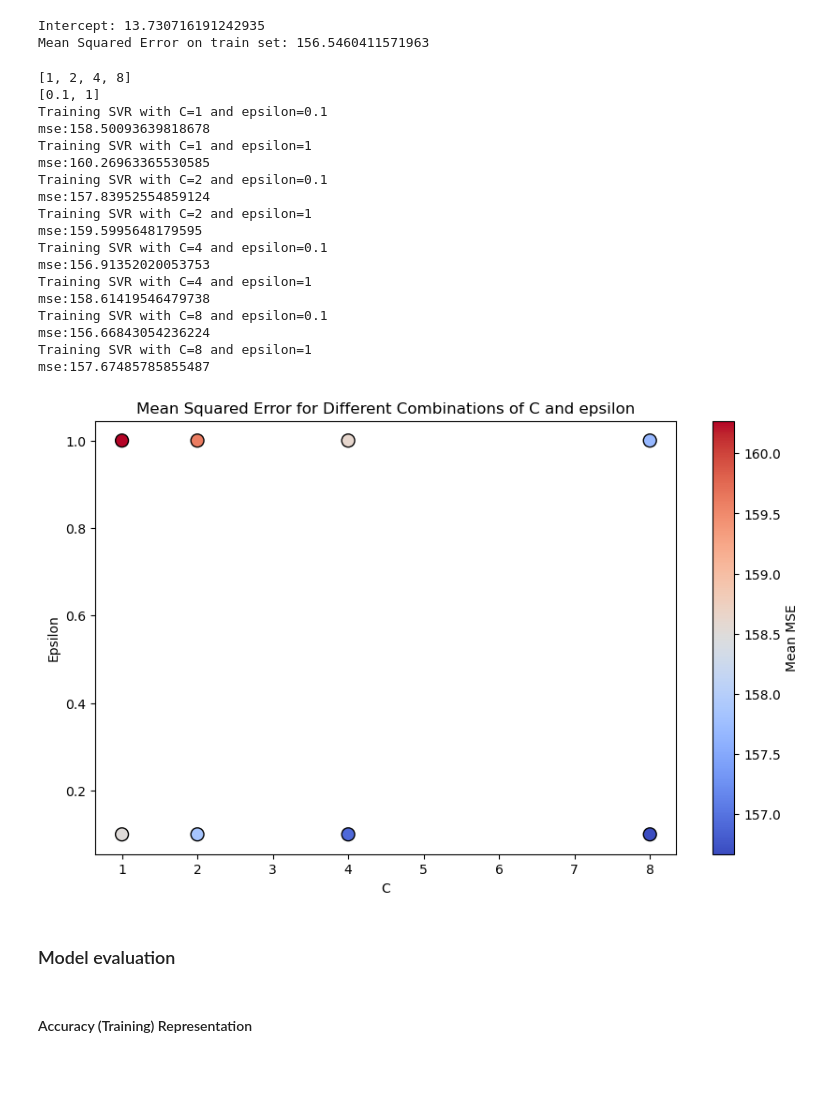
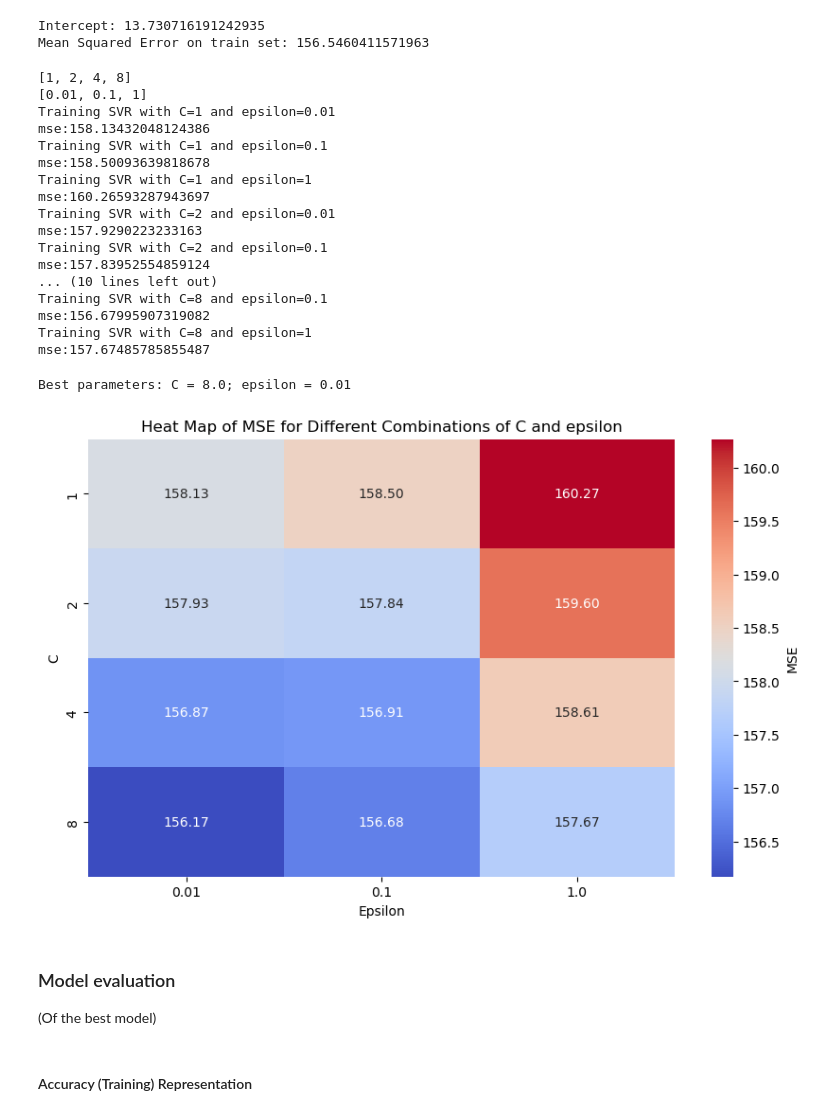
Before and after one commit to MateoFdezEspina/BarcelonaAirbnb, a Jupyter notebook: notebooks/06_svr_alg.ipynb, the cells around one changed output. Saved outputs shown, nothing was run; the diff lists cells and outputs as text; code cells hidden in the pictures; blank space fills up the shorter version.

Commit message:
Removing PowerTransformer, improving visualization

```diff
--- a/notebooks/06_svr_alg.ipynb
+++ b/notebooks/06_svr_alg.ipynb
@@ -364,7 +365,7 @@ def train_svr(X, y, C, epsilon):
     y_pred = np.matmul(X, w.value) + b.value
     mse = mean_squared_error(y, y_pred)
 
-    return w.value, b.value, mse
+    return w.value, b.value, y_pred, mse
 # %%
 # C_values = [1, 10, 100, 1000, 10000]
 # # C_values = [1000]
@@ -374,56 +375,67 @@ def train_svr(X, y, C, epsilon):
 Cl = 0
 Ch = 3
 C_values = [2**l for l in range(Cl, Ch + 1)]  # C in a range from Cl to Ch
-epsilon_values = [10**i for i in range(-1, 1)]
+epsilon_values = [10**i for i in range(-2, 1)]
 
 print(C_values)
 print(epsilon_values)
 
 results = {}
+y_preds = {}
 for C in C_values:
     for epsilon in epsilon_values:
         print(f"Training SVR with C={C} and epsilon={epsilon}")
-        _, _, mse = train_svr(X.to_numpy(), y.to_numpy(), C, epsilon)
+        _, _, y_pred, mse = train_svr(X.to_numpy(), y.to_numpy(), C, epsilon)
         print(f"mse:{mse}")
         results[(C, epsilon)] = mse
+        y_preds[(C, epsilon)] = y_pred
 # %% [output]
 [1, 2, 4, 8]
-[0.1, 1]
+[0.01, 0.1, 1]
+Training SVR with C=1 and epsilon=0.01
+mse:158.13432048124386
 Training SVR with C=1 and epsilon=0.1
 mse:158.50093639818678
 Training SVR with C=1 and epsilon=1
-mse:160.26963365530585
+mse:160.26593287943697
+Training SVR with C=2 and epsilon=0.01
+mse:157.9290223233163
 Training SVR with C=2 and epsilon=0.1
 mse:157.83952554859124
-Training SVR with C=2 and epsilon=1
-mse:159.5995648179595
-Training SVR with C=4 and epsilon=0.1
-mse:156.91352020053753
-Training SVR with C=4 and epsilon=1
-mse:158.61419546479738
+... (10 lines left out)
 Training SVR with C=8 and epsilon=0.1
-mse:156.66843054236224
+mse:156.67995907319082
 Training SVR with C=8 and epsilon=1
 mse:157.67485785855487
-# %%
-param_C, param_epsilon, mean_test_mse = zip(
-    *[(key[0], key[1], val) for key, val in results.items()]
-)
-
-plt.figure(figsize=(10, 6))
-scatter = plt.scatter(
-    param_C, param_epsilon, c=mean_test_mse, cmap="coolwarm", s=100, edgecolors="k"
-)
-plt.colorbar(scatter, label="Mean MSE")  # Add a color bar to show MSE scale
-plt.xlabel("C")
-plt.ylabel("Epsilon")
-plt.title("Mean Squared Error for Different Combinations of C and epsilon")
-
-plt.show()
-# %% [output]
-[figure, removed]
+# %%
+data = []
+for (C, epsilon), mse in results.items():
+    data.append({"C": C, "epsilon": epsilon, "MSE": mse})
+
+df_results = pd.DataFrame(data)
+result_matrix = df_results.pivot(index="C", columns="epsilon", values="MSE")
+
+min_mse = df_results["MSE"].min()
+best_params = df_results[df_results["MSE"] == min_mse]
+best_C = best_params.iloc[0]["C"]
+best_epsilon = best_params.iloc[0]["epsilon"]
+print(f"Best parameters: C = {best_C}; epsilon = {best_epsilon}")
+
+plt.figure(figsize=(10, 6))
+sns.heatmap(
+    result_matrix, annot=True, fmt=".2f", cmap="coolwarm", cbar_kws={"label": "MSE"}
+)
+plt.title("Heat Map of MSE for Different Combinations of C and epsilon")
+plt.xlabel("Epsilon")
+plt.ylabel("C")
+plt.show()
+# %% [output]
+Best parameters: C = 8.0; epsilon = 0.01
+[figure, added]
 # %% [markdown]
 ### Model evaluation
+
+(Of the best model)
 # %%
 y_truth = pd.Series(y, name="True Data")  # real y values:
 
```
Also changed, not shown: parts of 4 cells of this notebook, 2 other files.
